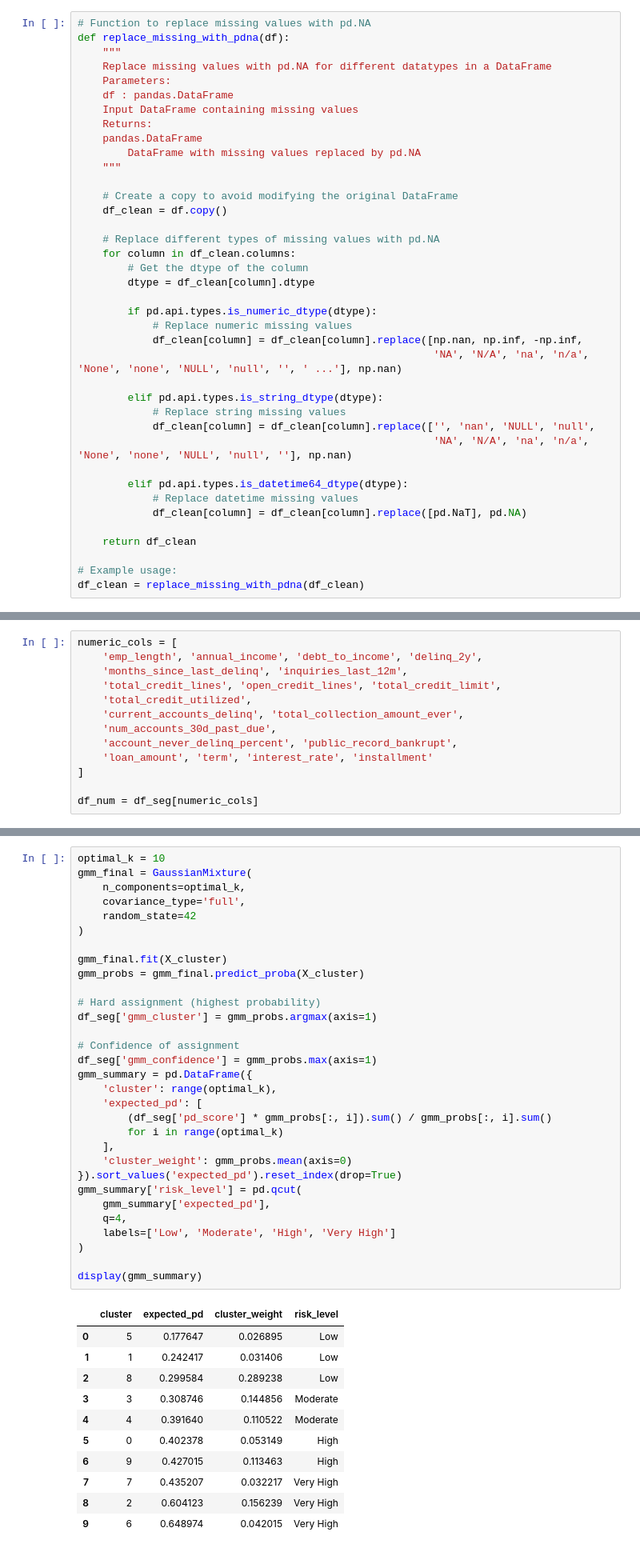
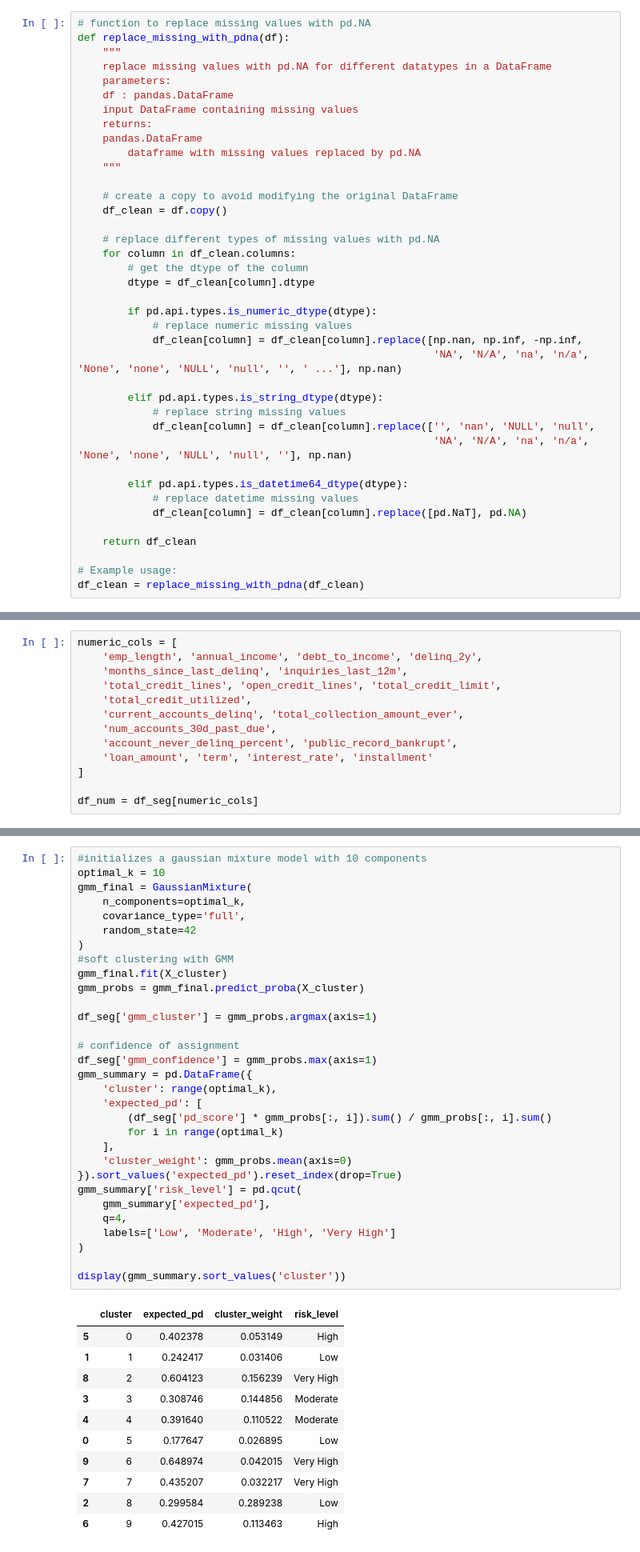
Before and after one commit to tjgusshy/P2p-Lending-Supervised-and-Unsupervised-Machine-Laarning-Project, a Jupyter notebook: p2p_machine_learning_model.ipynb, the cells around one changed output, grey strips where cells are left out. Shown at 80% size. Drawn from its saved outputs; the diff is of its cells as text.

```diff
--- a/p2p_machine_learning_model.ipynb
+++ b/p2p_machine_learning_model.ipynb
@@ -204,38 +205,38 @@ print("Shape of dataframe:", df_clean.shape)
 Whitespace objects from numeric column values
 Shape of dataframe: (10000, 55)
 # %%
-# Function to replace missing values with pd.NA
+# function to replace missing values with pd.NA
 def replace_missing_with_pdna(df):
     """
-    Replace missing values with pd.NA for different datatypes in a DataFrame
-    Parameters:
+    replace missing values with pd.NA for different datatypes in a DataFrame
+    parameters:
     df : pandas.DataFrame
-    Input DataFrame containing missing values
-    Returns:
+    input DataFrame containing missing values
+    returns:
     pandas.DataFrame
-        DataFrame with missing values replaced by pd.NA
+        dataframe with missing values replaced by pd.NA
     """
 
-    # Create a copy to avoid modifying the original DataFrame
+    # create a copy to avoid modifying the original DataFrame
     df_clean = df.copy()
 
-    # Replace different types of missing values with pd.NA
+    # replace different types of missing values with pd.NA
     for column in df_clean.columns:
-        # Get the dtype of the column
+        # get the dtype of the column
         dtype = df_clean[column].dtype
 
         if pd.api.types.is_numeric_dtype(dtype):
-            # Replace numeric missing values
+            # replace numeric missing values
             df_clean[column] = df_clean[column].replace([np.nan, np.inf, -np.inf,
                                                          'NA', 'N/A', 'na', 'n/a', 'None', 'none', 'NULL', 'null', '', ' ...'], np.nan)
 
         elif pd.api.types.is_string_dtype(dtype):
-            # Replace string missing values
+            # replace string missing values
             df_clean[column] = df_clean[column].replace(['', 'nan', 'NULL', 'null',
                                                          'NA', 'N/A', 'na', 'n/a', 'None', 'none', 'NULL', 'null', ''], np.nan)
 
         elif pd.api.types.is_datetime64_dtype(dtype):
-            # Replace datetime missing values
+            # replace datetime missing values
             df_clean[column] = df_clean[column].replace([pd.NaT], pd.NA)
 
     return df_clean
@@ -2232,46 +2203,46 @@ plt.show()
 # %% [output]
 [figure]
 # %%
+#initializes a gaussian mixture model with 10 components
 optimal_k = 10
 gmm_final = GaussianMixture(
     n_components=optimal_k,
     covariance_type='full',
     random_state=42
 )
-
+#soft clustering with GMM
 gmm_final.fit(X_cluster)
 gmm_probs = gmm_final.predict_proba(X_cluster)
 
-# Hard assignment (highest probability)
 df_seg['gmm_cluster'] = gmm_probs.argmax(axis=1)
 
-# Confidence of assignment
+# confidence of assignment
 df_seg['gmm_confidence'] = gmm_probs.max(axis=1)
 gmm_summary = pd.DataFrame({
     'cluster': range(optimal_k),
     'expected_pd': [
         (df_seg['pd_score'] * gmm_probs[:, i]).sum() / gmm_probs[:, i].sum()
         for i in range(optimal_k)
     ],
     'cluster_weight': gmm_probs.mean(axis=0)
 }).sort_values('expected_pd').reset_index(drop=True)
 gmm_summary['risk_level'] = pd.qcut(
     gmm_summary['expected_pd'],
     q=4,
     labels=['Low', 'Moderate', 'High', 'Very High']
 )
 
-display(gmm_summary)
+display(gmm_summary.sort_values('cluster'))
 # %% [output]
 |  | cluster | expected_pd | cluster_weight | risk_level |
-| 0 | 5 | 0.177647 | 0.026895 | Low |
+| 5 | 0 | 0.402378 | 0.053149 | High |
 | 1 | 1 | 0.242417 | 0.031406 | Low |
-| 2 | 8 | 0.299584 | 0.289238 | Low |
+| 8 | 2 | 0.604123 | 0.156239 | Very High |
 | 3 | 3 | 0.308746 | 0.144856 | Moderate |
 | 4 | 4 | 0.391640 | 0.110522 | Moderate |
-| 5 | 0 | 0.402378 | 0.053149 | High |
+| 0 | 5 | 0.177647 | 0.026895 | Low |
+| 9 | 6 | 0.648974 | 0.042015 | Very High |
+| 7 | 7 | 0.435207 | 0.032217 | Very High |
+| 2 | 8 | 0.299584 | 0.289238 | Low |
 | 6 | 9 | 0.427015 | 0.113463 | High |
-| 7 | 7 | 0.435207 | 0.032217 | Very High |
-| 8 | 2 | 0.604123 | 0.156239 | Very High |
-| 9 | 6 | 0.648974 | 0.042015 | Very High |
 # %%
```
Also changed, not shown: parts of 49 cells of this notebook, 1 other file.
